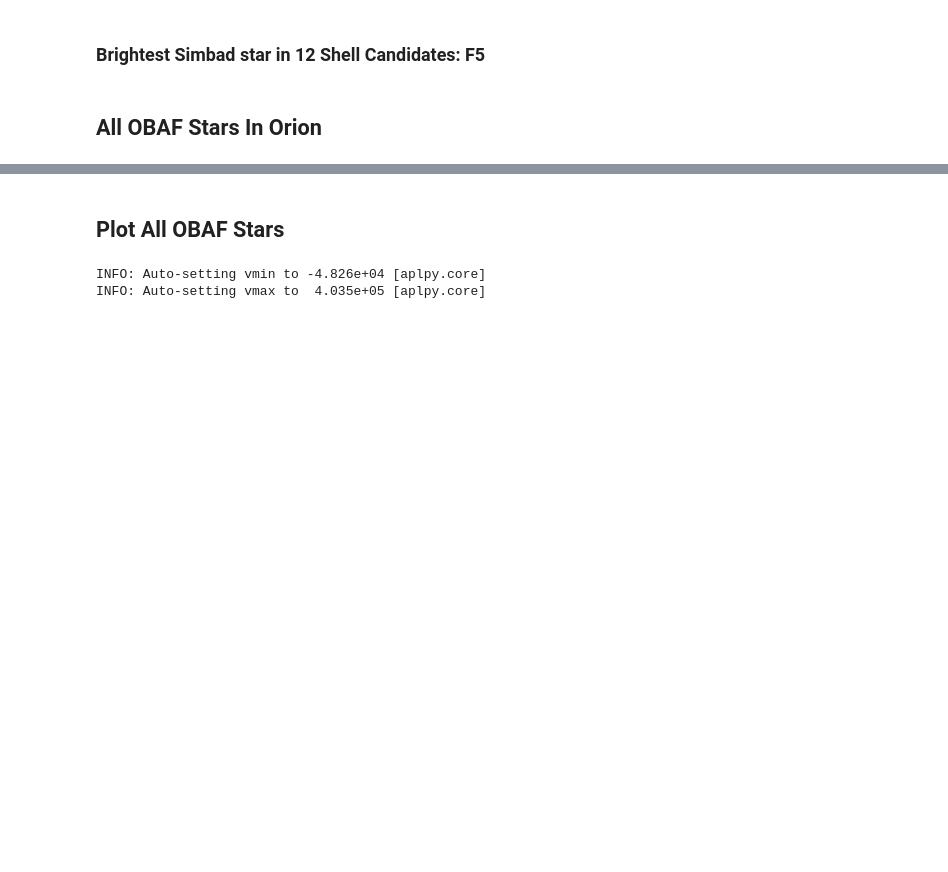
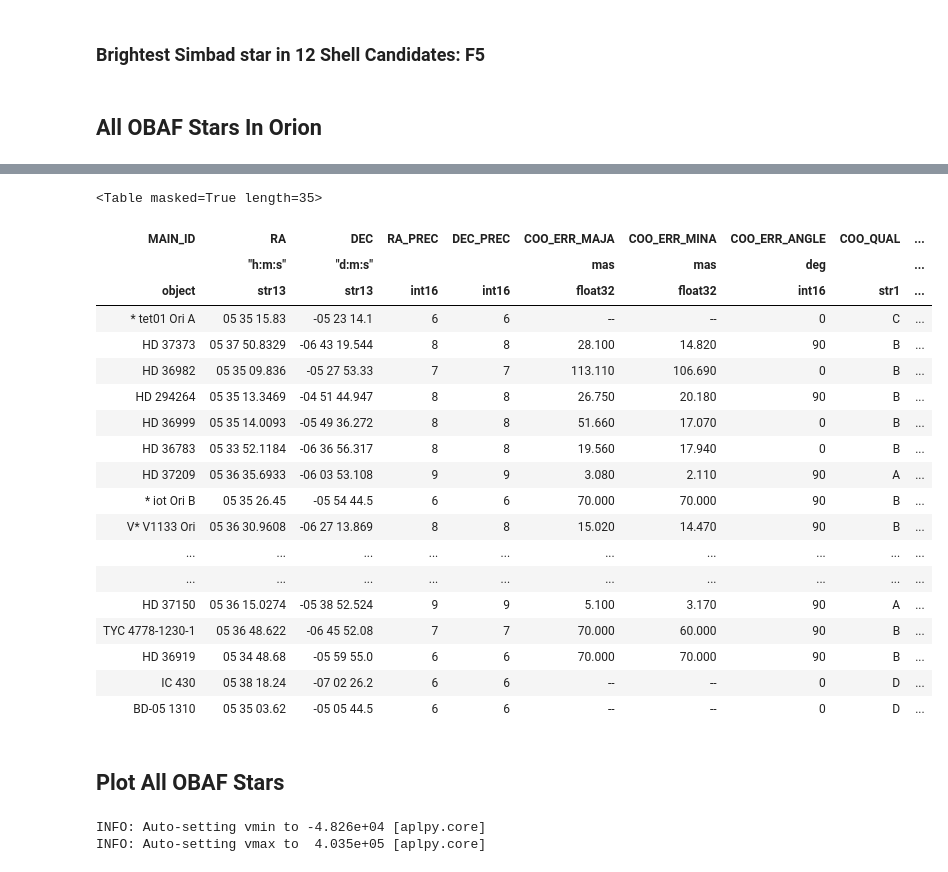
Before and after one commit to jrobbfed/carma, a Jupyter notebook: code/Driving Sources in Shells.ipynb, the cells around one changed output, grey strips where cells are left out. Cells and saved outputs as stored; diff of their text form; code cells hidden in the pictures; blank space fills up the shorter version.

```diff
--- a/code/Driving Sources in Shells.ipynb
+++ b/code/Driving Sources in Shells.ipynb
@@ -58,0 +68,13 @@ dec_min, dec_max = coord_map[0].min(), coord_map[0].max()
+# %%
+cube_file = "../catalogs/MIPS_L1641a_24um.fits"
+cube_file = "../nro_maps/12CO_20161002_FOREST-BEARS_spheroidal_xyb_grid7.5_0.099kms.fits"
+wcs = shells.WCS(cube_file).celestial
+print(wcs)
+#print(wcs.to_header())
+footprint = wcs.calc_footprint()
+ra_min, ra_max = footprint[:,0].min(), footprint[:,0].max()
+dec_min, dec_max = footprint[:,1].min(), footprint[:,1].max()
+print(footprint)
+#coord_map = cube.spatial_coordinate_map
+#
+from astropy.table import (Table, Column)
@@ -61,7 +98,6 @@ s = Simbad()
 #not dec > 84.4 & ra > -6.66
 s.add_votable_fields('sptype')
 stars_OBAF = s.query_criteria("ra > {} & ra < {} & dec > {} & dec < {} & (ra < 84.4 | dec < -6.66) & sptypes < G0".format(
-        ra_min.value, ra_max.value, dec_min.value, dec_max.value), otypes="Star")
-
-stars_coord = shells.coord.SkyCoord(stars_OBAF['RA'], stars_OBAF['DEC'], unit=(shells.u.hourangle, shells.u.degree))
-#stars_OBAF = stars_OBAF(stars_coord.ra < 84.4*shells.u.deg) | (stars_coord.dec < -6.66*shells.u.deg)
+        ra_min, ra_max, dec_min, dec_max), otypes="Star")
+stars_OBAF['SP_TYPE']
+#stars_coord = shells.coord.SkyCoord(stars_OBAF['RA'], stars_OBAF['DEC'], unit=(shells.u.hourangle, shells.u.degree))
@@ -68,8 +168,31 @@ stars_coord = shells.coord.SkyCoord(stars_OBAF['RA'], stars_OBAF['DEC'], unit=(s
 # %%
+import astropy
 B_bool = np.array(['B' in s for s in stars_OBAF['SP_TYPE'].astype(str)])
 O_bool = np.array(['O' in s for s in stars_OBAF['SP_TYPE'].astype(str)])
 A_bool = np.array(['A' in s for s in stars_OBAF['SP_TYPE'].astype(str)])
 F_bool = np.array(['F' in s for s in stars_OBAF['SP_TYPE'].astype(str)])
+sp_letter_col = Co
+# %% [output]
+<Table masked=True length=35>
+| MAIN_ID | RA | DEC | RA_PREC | DEC_PREC | COO_ERR_MAJA | COO_ERR_MINA | COO_ERR_ANGLE | COO_QUAL | ... |
+|  | "h:m:s" | "d:m:s" |  |  | mas | mas | deg |  | ... |
+| object | str13 | str13 | int16 | int16 | float32 | float32 | int16 | str1 | ... |
+| * tet01 Ori A | 05 35 15.83 | -05 23 14.1 | 6 | 6 | -- | -- | 0 | C | ... |
+| HD 37373 | 05 37 50.8329 | -06 43 19.544 | 8 | 8 | 28.100 | 14.820 | 90 | B | ... |
+| HD 36982 | 05 35 09.836 | -05 27 53.33 | 7 | 7 | 113.110 | 106.690 | 0 | B | ... |
+| HD 294264 | 05 35 13.3469 | -04 51 44.947 | 8 | 8 | 26.750 | 20.180 | 90 | B | ... |
+| HD 36999 | 05 35 14.0093 | -05 49 36.272 | 8 | 8 | 51.660 | 17.070 | 0 | B | ... |
+| HD 36783 | 05 33 52.1184 | -06 36 56.317 | 8 | 8 | 19.560 | 17.940 | 0 | B | ... |
+| HD 37209 | 05 36 35.6933 | -06 03 53.108 | 9 | 9 | 3.080 | 2.110 | 90 | A | ... |
+| * iot Ori B | 05 35 26.45 | -05 54 44.5 | 6 | 6 | 70.000 | 70.000 | 90 | B | ... |
+| V* V1133 Ori | 05 36 30.9608 | -06 27 13.869 | 8 | 8 | 15.020 | 14.470 | 90 | B | ... |
+| ... | ... | ... | ... | ... | ... | ... | ... | ... | ... |
+| ... | ... | ... | ... | ... | ... | ... | ... | ... | ... |
+| HD 37150 | 05 36 15.0274 | -05 38 52.524 | 9 | 9 | 5.100 | 3.170 | 90 | A | ... |
+| TYC 4778-1230-1 | 05 36 48.622 | -06 45 52.08 | 7 | 7 | 70.000 | 60.000 | 90 | B | ... |
+| HD 36919 | 05 34 48.68 | -05 59 55.0 | 6 | 6 | 70.000 | 70.000 | 90 | B | ... |
+| IC 430 | 05 38 18.24 | -07 02 26.2 | 6 | 6 | -- | -- | 0 | D | ... |
+| BD-05 1310 | 05 35 03.62 | -05 05 44.5 | 6 | 6 | -- | -- | 0 | D | ... |
 # %% [markdown]
 ## Plot All OBAF Stars
 # %%
```
Also changed, not shown: parts of 9 cells of this notebook, 39 other files.
